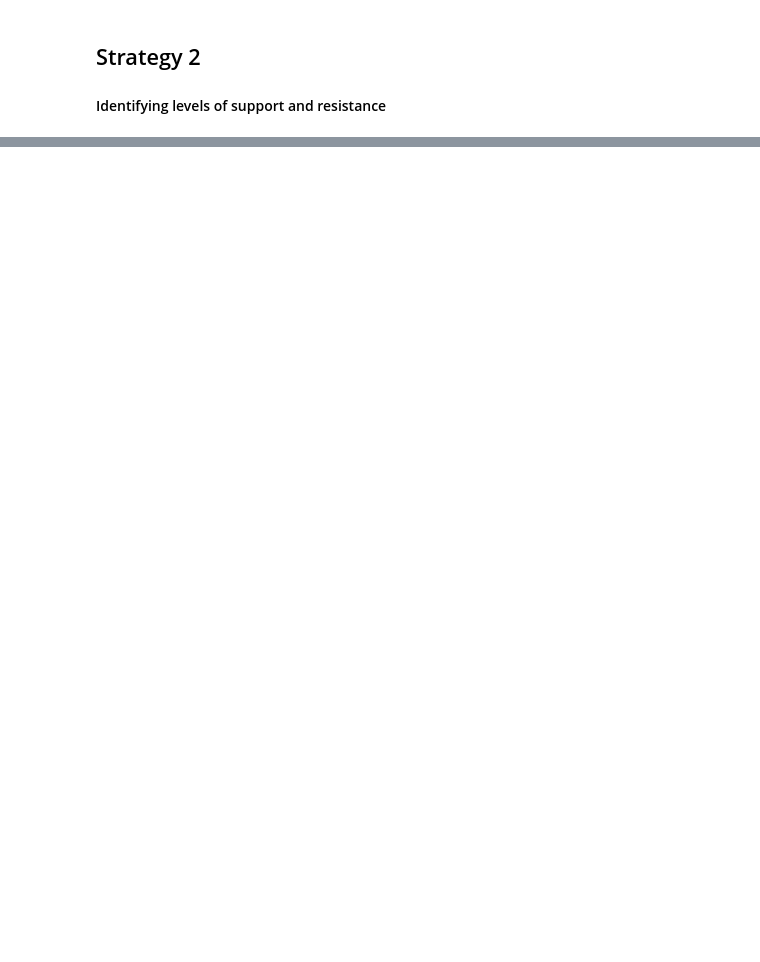
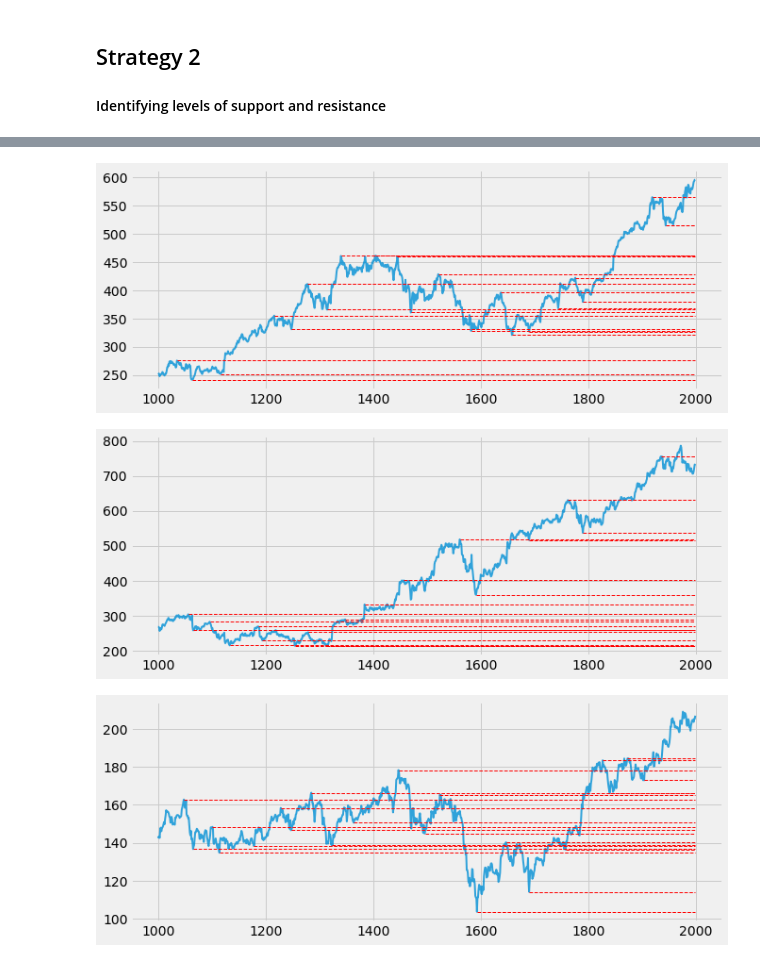
Before and after one commit to oscarwoodi/BHProj2Team1, a Jupyter notebook: Levels_.ipynb, the cells around one changed output, grey strips where cells are left out. Saved outputs shown, nothing was run; the diff lists cells and outputs as text; code cells hidden in the pictures; blank space fills up the shorter version.

Commit message:
finish levels code

```diff
--- a/Levels_.ipynb
+++ b/Levels_.ipynb
@@ -91,8 +100,14 @@ plt.show()
 # import necessary libraries
 import matplotlib.dates as mpl_dates
 
+start = 1000
+end = 2000
+
+# data import
+df = pd.read_excel('Time Series Data.xlsx', index_col = 'Day')
+df = df[start:end]
 # df selected for testing purposes
-df = df['Series 2']
+data = df['Series 22'].iloc[0:]
 # %%
 #method 1: fractal candlestick pattern
 # determine bullish fractal
@@ -135,10 +154,10 @@ for i in range(2, df.shape[0] - 2):
 # %%
 # for visualization
 def plot_all(levels, df):
-    fig, ax = plt.subplots(figsize=(16, 9))
-    ax.plot(df, linewidth=2, alpha=0.8)
+    fig, ax = plt.subplots(figsize=(10, 4))
+    ax.plot(df, linewidth=2, alpha=0.8, label=series)
 
     for level in levels:
-        plt.hlines(level[1], xmin = df.reset_index()['Day'][level[0]], xmax =
+        plt.hlines(level[1], xmin = df.reset_index()['Day'][level[0]-start], xmax =
             max(df.reset_index()['Day']), colors='red', linestyle='--', linewidth=1)
     plt.show()
@@ -150,29 +164,49 @@ plot_all(levels, df)
 # %%
 #method 2: window shifting method
 #using the same symbol as the first example above
-symbol = 'COST'
-df = get_stock_price(symbol)
-pivots = []
-max_list = []
-min_list = []
-for i in range(5, len(df)-5):
-  # taking a window of 9 candles
-  high_range = df['High'][i-5:i+4]
-  current_max = high_range.max()
-  # if we find a new maximum value, empty the max_list
-  if current_max not in max_list:
+
+# window used to calculate supports and resistance
+window = 30
+
+def levelerv2(series):
+
+    pivots = []
     max_list = []
-  max_list.append(current_max)
-  # if the maximum value remains the same after shifting 5 times
-  if len(max_list)==5 and is_far_from_level(current_max,pivots,df):
-      pivots.append((high_range.idxmax(), current_max))
+    min_list = []
 
-  low_range = df['Low'][i-5:i+5]
-  current_min = low_range.min()
-  if current_min not in min_list:
-    min_list = []
-  min_list.append(current_min)
-  if len(min_list)==5 and is_far_from_level(current_min,pivots,df):
-    pivots.append((low_range.idxmin(), current_min))
-plot_all(pivots, df)
+    data = df[series]
+
+    for i in range(window, len(data)-window):
+
+        # taking a window of 9 candles
+        high_range = data[i-window:i+window-1]
+        current_max = high_range.max()
+
+        # if we find a new maximum value, empty the max_list
+        if current_max not in max_list:
+            max_list = []
+        max_list.append(current_max)
+
+        # if the maximum value remains the same after shifting 5 times
+        if len(max_list)==window and is_far_from_level(current_max,pivots,data):
+            pivots.append((high_range.idxmax(), current_max))
+
+        low_range = data[i-window:i+window]
+        current_min = low_range.min()
+
+        if current_min not in min_list:
+            min_list = []
+        min_list.append(current_min)
+
+        if len(min_list)==window and is_far_from_level(current_min,pivots,data):
+            pivots.append((low_range.idxmin(), current_min))
+
+    return pivots
+
+# plotting for all series
+for series in df.columns:
+    plot_all(levelerv2(series), df[series])
 # %% [output]
+[figure, added]
+[figure, added]
+[figure, added]
```
Also changed, not shown: parts of 7 cells of this notebook.
